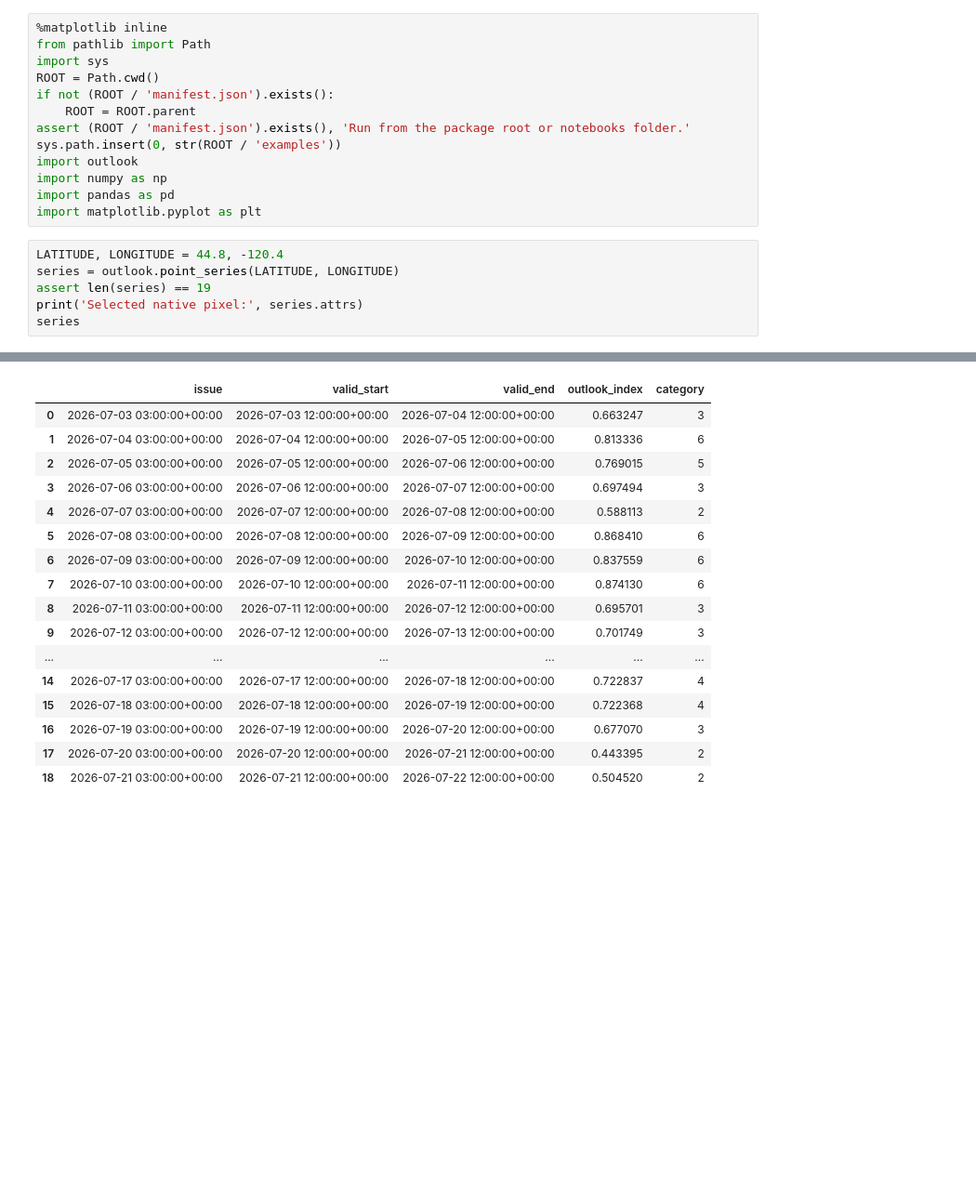
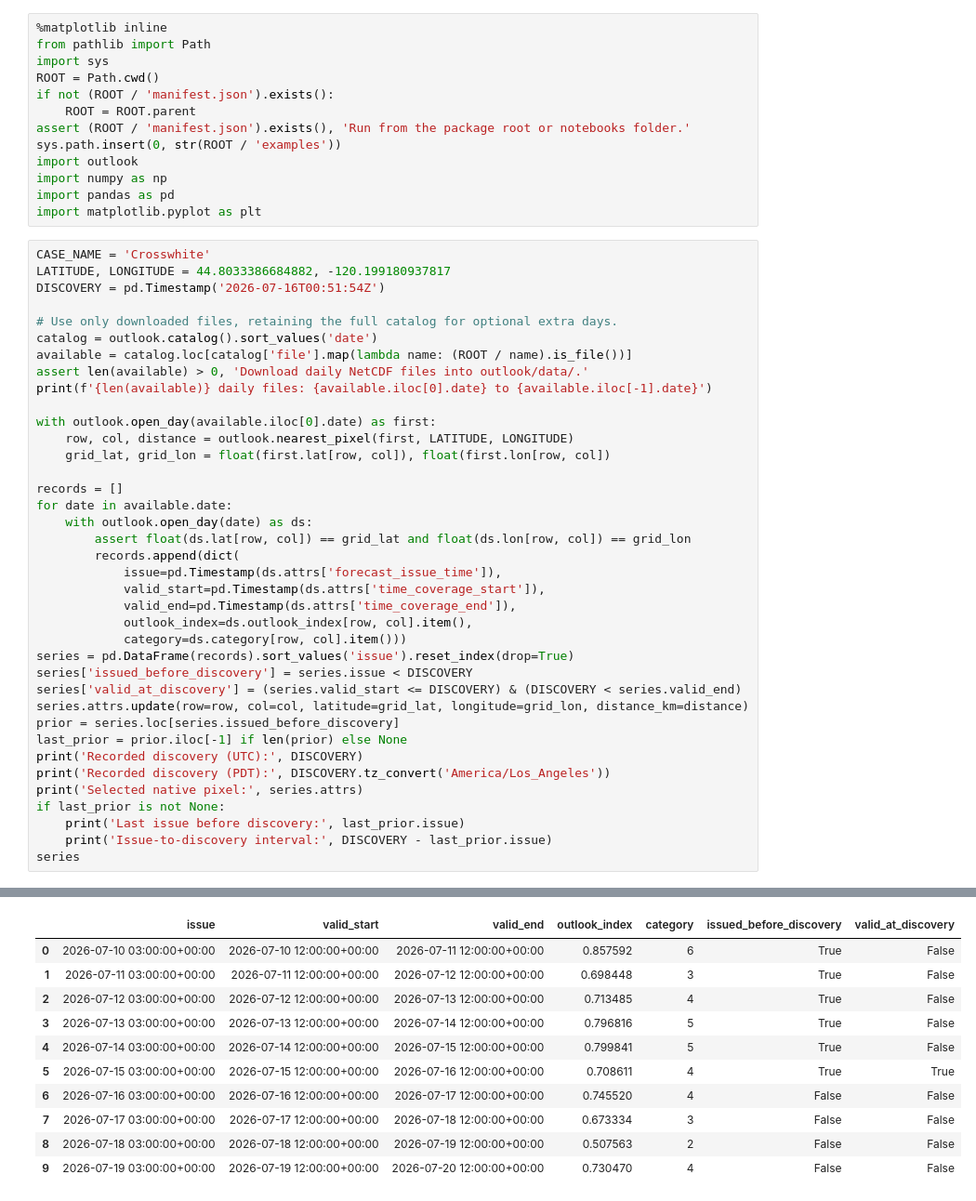
Before and after one commit to ManjuSmriti/flare-oregon-sample, a Jupyter notebook: outlook/notebooks/03_daily_point_series.ipynb, the cells around one changed output, grey strips where cells are left out. Shown at 93% size. Saved outputs shown, nothing was run; the diff lists cells and outputs as text; blank space fills up the shorter version.

```diff
--- a/outlook/notebooks/03_daily_point_series.ipynb
+++ b/outlook/notebooks/03_daily_point_series.ipynb
@@ -16,9 +22,41 @@ import numpy as np
 import pandas as pd
 import matplotlib.pyplot as plt
 # %%
-LATITUDE, LONGITUDE = 44.8, -120.4
-series = outlook.point_series(LATITUDE, LONGITUDE)
-assert len(series) == 19
+CASE_NAME = 'Crosswhite'
+LATITUDE, LONGITUDE = 44.8033386684882, -120.199180937817
+DISCOVERY = pd.Timestamp('2026-07-16T00:51:54Z')
+
+# Use only downloaded files, retaining the full catalog for optional extra days.
+catalog = outlook.catalog().sort_values('date')
+available = catalog.loc[catalog['file'].map(lambda name: (ROOT / name).is_file())]
+assert len(available) > 0, 'Download daily NetCDF files into outlook/data/.'
+print(f'{len(available)} daily files: {available.iloc[0].date} to {available.iloc[-1].date}')
+
+with outlook.open_day(available.iloc[0].date) as first:
+    row, col, distance = outlook.nearest_pixel(first, LATITUDE, LONGITUDE)
+    grid_lat, grid_lon = float(first.lat[row, col]), float(first.lon[row, col])
+
+records = []
+for date in available.date:
+    with outlook.open_day(date) as ds:
+        assert float(ds.lat[row, col]) == grid_lat and float(ds.lon[row, col]) == grid_lon
+        records.append(dict(
+            issue=pd.Timestamp(ds.attrs['forecast_issue_time']),
+            valid_start=pd.Timestamp(ds.attrs['time_coverage_start']),
+            valid_end=pd.Timestamp(ds.attrs['time_coverage_end']),
+            outlook_index=ds.outlook_index[row, col].item(),
+            category=ds.category[row, col].item()))
+series = pd.DataFrame(records).sort_values('issue').reset_index(drop=True)
+series['issued_before_discovery'] = series.issue < DISCOVERY
+series['valid_at_discovery'] = (series.valid_start <= DISCOVERY) & (DISCOVERY < series.valid_end)
+series.attrs.update(row=row, col=col, latitude=grid_lat, longitude=grid_lon, distance_km=distance)
+prior = series.loc[series.issued_before_discovery]
+last_prior = prior.iloc[-1] if len(prior) else None
+print('Recorded discovery (UTC):', DISCOVERY)
+print('Recorded discovery (PDT):', DISCOVERY.tz_convert('America/Los_Angeles'))
 print('Selected native pixel:', series.attrs)
+if last_prior is not None:
+    print('Last issue before discovery:', last_prior.issue)
+    print('Issue-to-discovery interval:', DISCOVERY - last_prior.issue)
 series
 # %% [output]
@@ -26,18 +69,12 @@ Selected native pixel: {'row': 1308, 'col': 1943, 'latitude': 44.80158615112305,
-|  | issue | valid_start | valid_end | outlook_index | category |
-| 0 | 2026-07-03 03:00:00+00:00 | 2026-07-03 12:00:00+00:00 | 2026-07-04 12:00:00+00:00 | 0.663247 | 3 |
-| 1 | 2026-07-04 03:00:00+00:00 | 2026-07-04 12:00:00+00:00 | 2026-07-05 12:00:00+00:00 | 0.813336 | 6 |
-| 2 | 2026-07-05 03:00:00+00:00 | 2026-07-05 12:00:00+00:00 | 2026-07-06 12:00:00+00:00 | 0.769015 | 5 |
-| 3 | 2026-07-06 03:00:00+00:00 | 2026-07-06 12:00:00+00:00 | 2026-07-07 12:00:00+00:00 | 0.697494 | 3 |
-| 4 | 2026-07-07 03:00:00+00:00 | 2026-07-07 12:00:00+00:00 | 2026-07-08 12:00:00+00:00 | 0.588113 | 2 |
-| 5 | 2026-07-08 03:00:00+00:00 | 2026-07-08 12:00:00+00:00 | 2026-07-09 12:00:00+00:00 | 0.868410 | 6 |
-| 6 | 2026-07-09 03:00:00+00:00 | 2026-07-09 12:00:00+00:00 | 2026-07-10 12:00:00+00:00 | 0.837559 | 6 |
-| 7 | 2026-07-10 03:00:00+00:00 | 2026-07-10 12:00:00+00:00 | 2026-07-11 12:00:00+00:00 | 0.874130 | 6 |
-| 8 | 2026-07-11 03:00:00+00:00 | 2026-07-11 12:00:00+00:00 | 2026-07-12 12:00:00+00:00 | 0.695701 | 3 |
-| 9 | 2026-07-12 03:00:00+00:00 | 2026-07-12 12:00:00+00:00 | 2026-07-13 12:00:00+00:00 | 0.701749 | 3 |
-| ... | ... | ... | ... | ... | ... |
-| 14 | 2026-07-17 03:00:00+00:00 | 2026-07-17 12:00:00+00:00 | 2026-07-18 12:00:00+00:00 | 0.722837 | 4 |
-| 15 | 2026-07-18 03:00:00+00:00 | 2026-07-18 12:00:00+00:00 | 2026-07-19 12:00:00+00:00 | 0.722368 | 4 |
-| 16 | 2026-07-19 03:00:00+00:00 | 2026-07-19 12:00:00+00:00 | 2026-07-20 12:00:00+00:00 | 0.677070 | 3 |
-| 17 | 2026-07-20 03:00:00+00:00 | 2026-07-20 12:00:00+00:00 | 2026-07-21 12:00:00+00:00 | 0.443395 | 2 |
-| 18 | 2026-07-21 03:00:00+00:00 | 2026-07-21 12:00:00+00:00 | 2026-07-22 12:00:00+00:00 | 0.504520 | 2 |
+|  | issue | valid_start | valid_end | outlook_index | category | issued_before_discovery | valid_at_discovery |
+| 0 | 2026-07-10 03:00:00+00:00 | 2026-07-10 12:00:00+00:00 | 2026-07-11 12:00:00+00:00 | 0.857592 | 6 | True | False |
+| 1 | 2026-07-11 03:00:00+00:00 | 2026-07-11 12:00:00+00:00 | 2026-07-12 12:00:00+00:00 | 0.698448 | 3 | True | False |
+| 2 | 2026-07-12 03:00:00+00:00 | 2026-07-12 12:00:00+00:00 | 2026-07-13 12:00:00+00:00 | 0.713485 | 4 | True | False |
+| 3 | 2026-07-13 03:00:00+00:00 | 2026-07-13 12:00:00+00:00 | 2026-07-14 12:00:00+00:00 | 0.796816 | 5 | True | False |
+| 4 | 2026-07-14 03:00:00+00:00 | 2026-07-14 12:00:00+00:00 | 2026-07-15 12:00:00+00:00 | 0.799841 | 5 | True | False |
+| 5 | 2026-07-15 03:00:00+00:00 | 2026-07-15 12:00:00+00:00 | 2026-07-16 12:00:00+00:00 | 0.708611 | 4 | True | True |
+| 6 | 2026-07-16 03:00:00+00:00 | 2026-07-16 12:00:00+00:00 | 2026-07-17 12:00:00+00:00 | 0.745520 | 4 | False | False |
+| 7 | 2026-07-17 03:00:00+00:00 | 2026-07-17 12:00:00+00:00 | 2026-07-18 12:00:00+00:00 | 0.673334 | 3 | False | False |
+| 8 | 2026-07-18 03:00:00+00:00 | 2026-07-18 12:00:00+00:00 | 2026-07-19 12:00:00+00:00 | 0.507563 | 2 | False | False |
+| 9 | 2026-07-19 03:00:00+00:00 | 2026-07-19 12:00:00+00:00 | 2026-07-20 12:00:00+00:00 | 0.730470 | 4 | False | False |
 # %%
```
Also changed, not shown: parts of 4 cells of this notebook.
